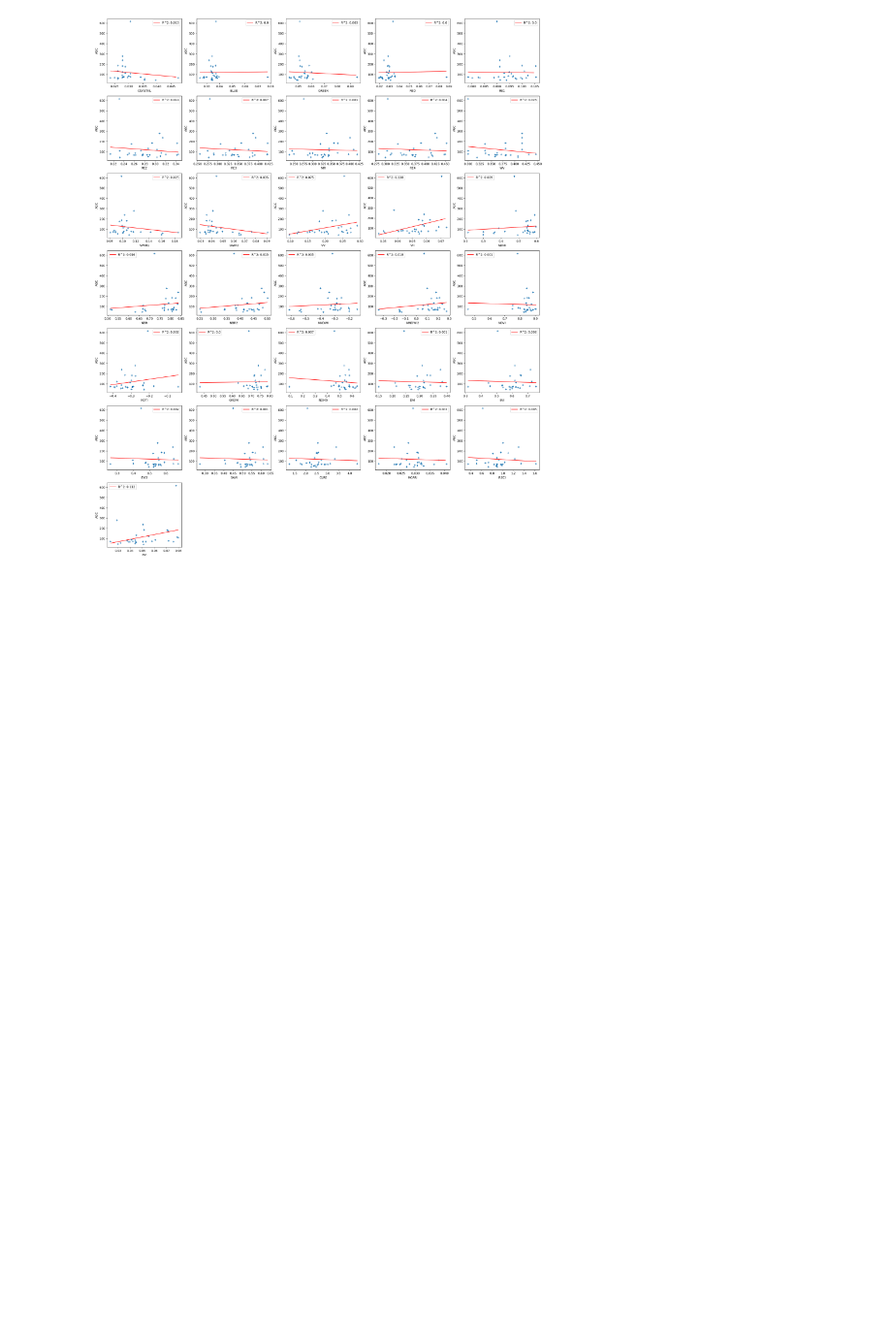
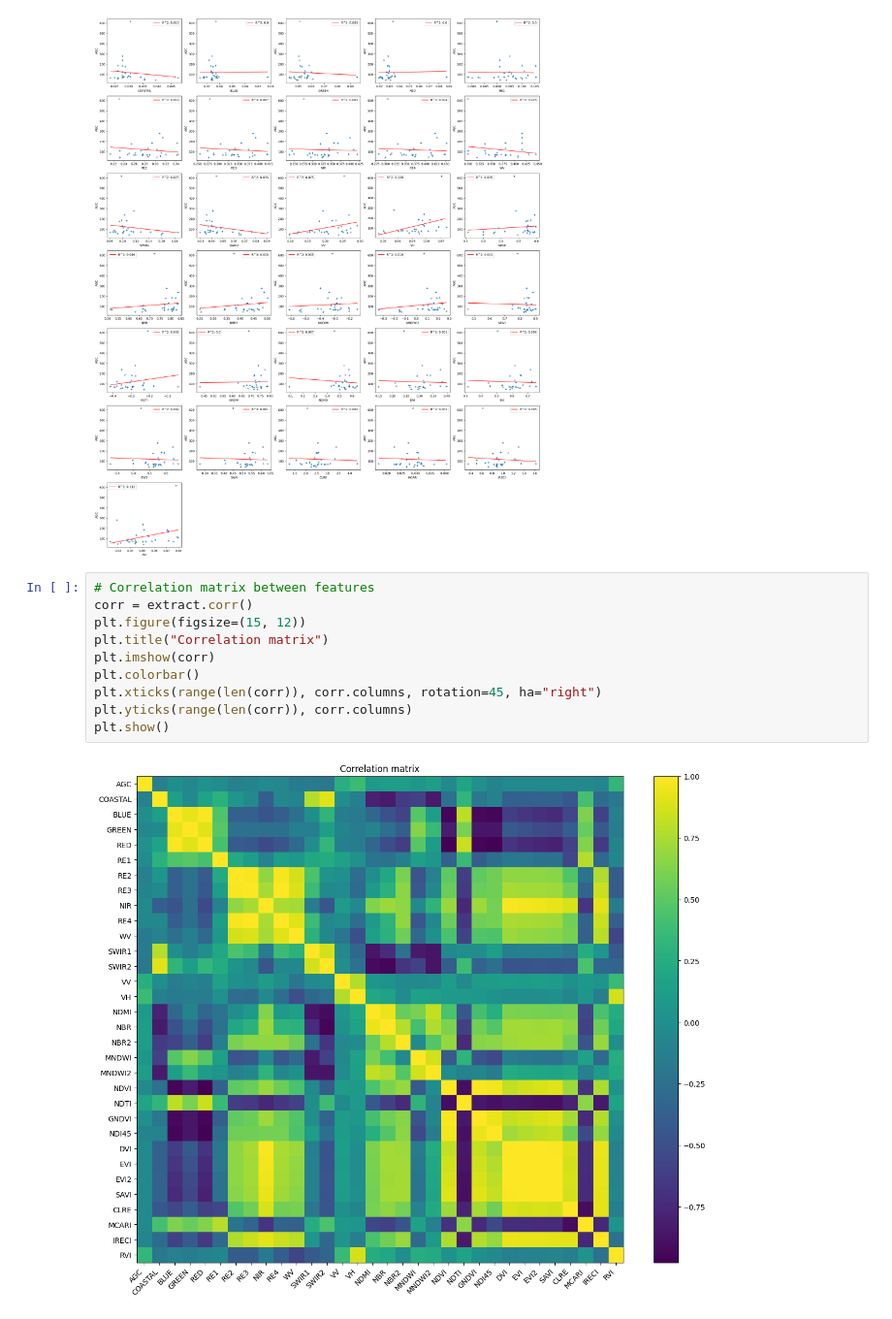
Before and after one commit to ramiqcom/mangrove-sofifi, a Jupyter notebook: notebook/2.modelling.ipynb, the cells around one changed output. Shown at 97% size. Cells and saved outputs as stored; diff of their text form; blank space fills up the shorter version.

Commit message:
correlation matrix

```diff
--- a/notebook/2.modelling.ipynb
+++ b/notebook/2.modelling.ipynb
@@ -236,3 +236,15 @@ Correlation between AGB and bands sorted by the highest
 | 3 | RED | 0.000 |
 | 21 | GNDVI | 0.000 |
 [figure]
+# %%
+# Correlation matrix between features
+corr = extract.corr()
+plt.figure(figsize=(15, 12))
+plt.title("Correlation matrix")
+plt.imshow(corr)
+plt.colorbar()
+plt.xticks(range(len(corr)), corr.columns, rotation=45, ha="right")
+plt.yticks(range(len(corr)), corr.columns)
+plt.show()
+# %% [output]
+[figure, added]
```
